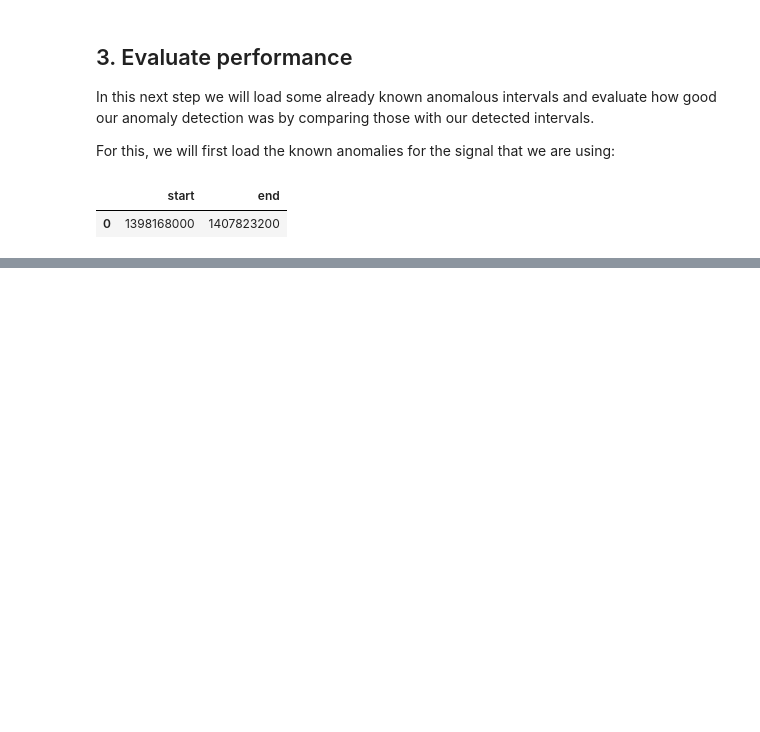
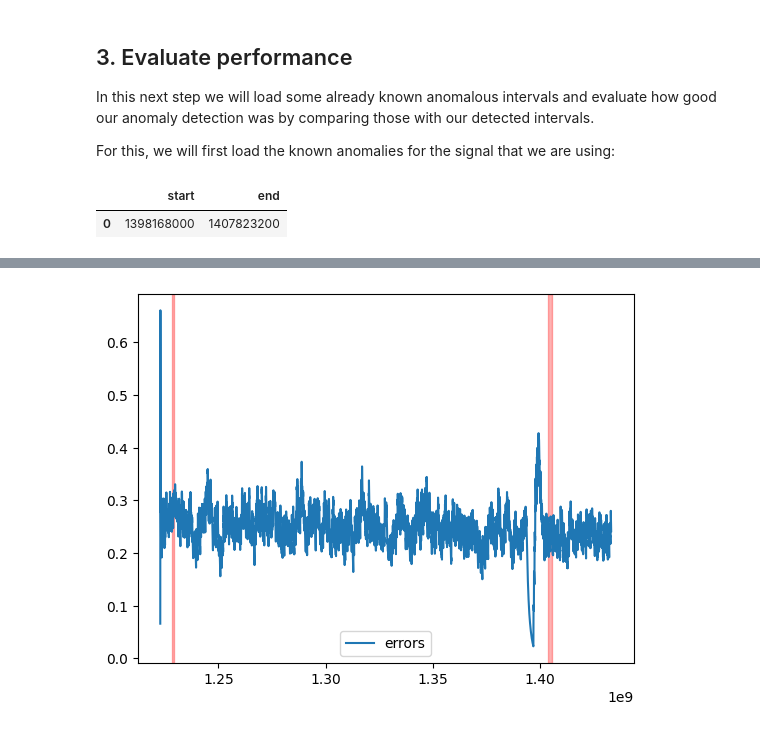
Before and after one commit to abaranov25/Orion, a Jupyter notebook: tutorials/pipelines/chronos2.ipynb, the cells around one changed output, grey strips where cells are left out. Cells and saved outputs as stored; diff of their text form; code cells hidden in the pictures; blank space fills up the shorter version.

```diff
--- a/tutorials/pipelines/chronos2.ipynb
+++ b/tutorials/pipelines/chronos2.ipynb
@@ -55,22 +52,19 @@ The Chronos2 pipeline can be customized with the following hyperparameters:
 hyperparameters = {
     "mlstars.custom.timeseries_preprocessing.time_segments_aggregate#1": {
         "time_column": "timestamp",
-        "interval": 600,
+        "interval": 21600,
         "method": "mean"
     },
 
     "mlstars.custom.timeseries_preprocessing.rolling_window_sequences#1": {
         "target_column": 0,
-        "window_size": 256
+        "window_size": 250
     },
 
     "orion.primitives.chronos2.Chronos2#1": {
-        "window_size": 256,
         "pred_len": 1,
-        "repo_id": "amazon/chronos-2",
         "batch_size": 32,
         "target": 0,
-        "time_interval": 600
     },
 
     "orion.primitives.timeseries_anomalies.find_anomalies#1": {
@@ -258,0 +261,9 @@ nan
+# %%
+import matplotlib.pyplot as plt
+plt.plot(context['index'], context['errors'], label='errors')
+for anomaly in context['anomalies']:
+    plt.axvspan(anomaly[0], anomaly[1], color='red', alpha=0.3)
+plt.legend()
+plt.show()
+# %% [output]
+[figure, added]
```
Also changed, not shown: parts of 10 cells of this notebook.
